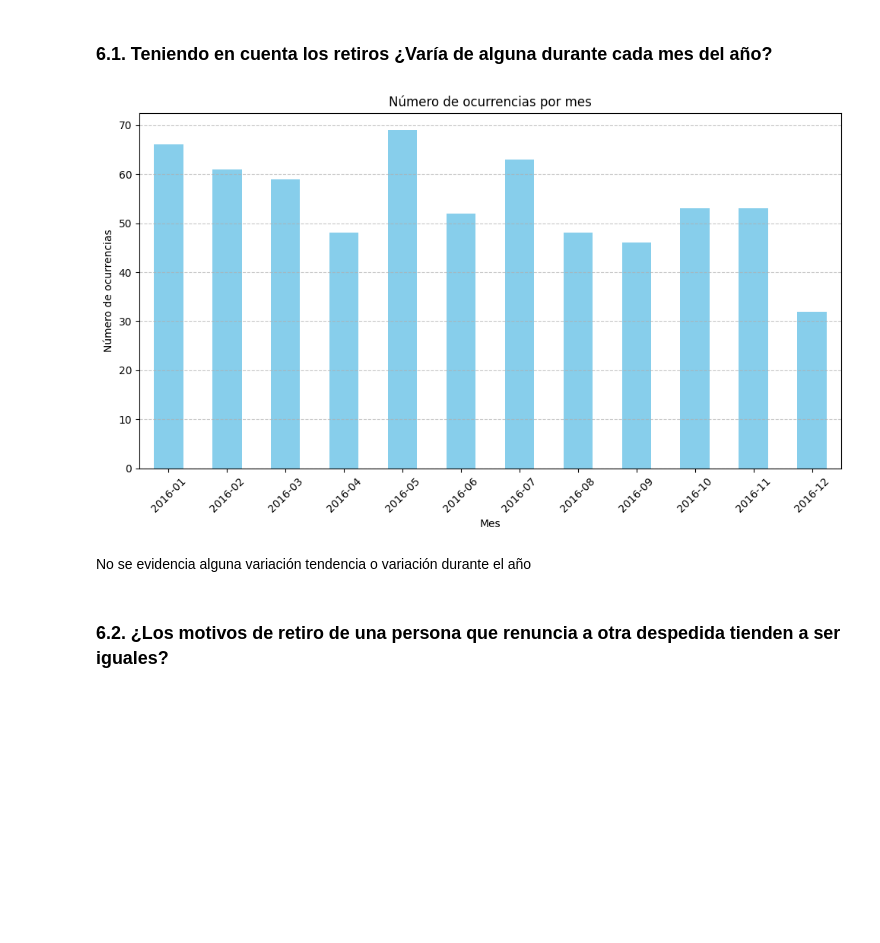
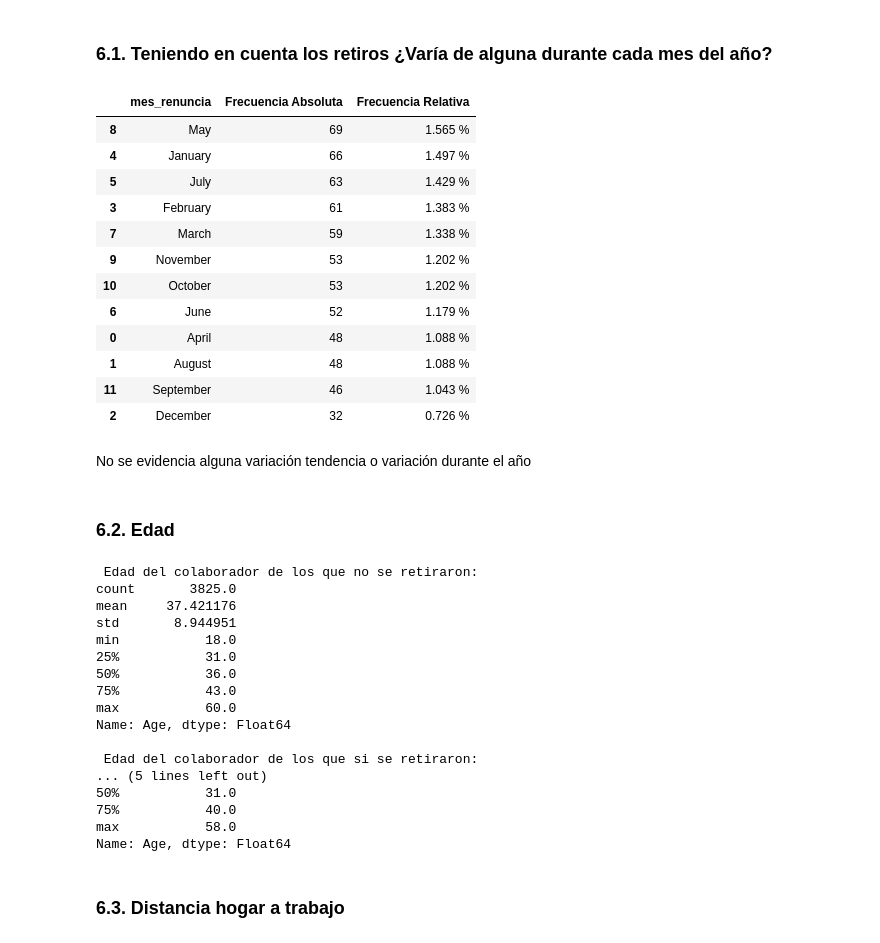
Before and after one commit to AlexanderBedoyaC/prediccion_abandono_empleo, a Jupyter notebook: c. Análisis Exploratorio.ipynb, the cells around one changed output. Drawn from its saved outputs; the diff is of its cells as text; code cells hidden in the pictures; blank space fills up the shorter version.

```diff
--- a/c. Análisis Exploratorio.ipynb
+++ b/c. Análisis Exploratorio.ipynb
@@ -229,21 +229,48 @@ Las variables de rendimiento, que son las que se esperaría que pudiesen explica
 # 6. Análisis de variables numéricas
 # %% [markdown]
 ### 6.1. Teniendo en cuenta los retiros ¿Varía de alguna durante cada mes del año?
-# %%
-data['retirementDate'] = pd.to_datetime(data['retirementDate'])  #convertir formato fehca
-datos_agrupados =data.groupby(data['retirementDate'].dt.to_period('M')).size() #tomarlo por mes
-plt.figure(figsize=(10, 6))
-datos_agrupados.plot(kind='bar', color='skyblue')
-plt.title('Número de ocurrencias por mes')
-plt.xlabel('Mes')
-plt.ylabel('Número de ocurrencias')
-plt.xticks(rotation=45)
-plt.grid(axis='y', linestyle='--', alpha=0.7)
-plt.tight_layout()
-plt.show()
-# %% [output]
-[figure, removed]
+# %%
+data['retirementDate'] = pd.to_datetime(data['retirementDate'])
+data['mes_renuncia']=data['retirementDate'].dt.strftime('%B')
+# %%
+funciones.univariado_barras(data, 'mes_renuncia')
+# %% [output]
+|  | mes_renuncia | Frecuencia Absoluta | Frecuencia Relativa |
+| 8 | May | 69 | 1.565 % |
+| 4 | January | 66 | 1.497 % |
+| 5 | July | 63 | 1.429 % |
+| 3 | February | 61 | 1.383 % |
+| 7 | March | 59 | 1.338 % |
+| 9 | November | 53 | 1.202 % |
+| 10 | October | 53 | 1.202 % |
+| 6 | June | 52 | 1.179 % |
+| 0 | April | 48 | 1.088 % |
+| 1 | August | 48 | 1.088 % |
+| 11 | September | 46 | 1.043 % |
+| 2 | December | 32 | 0.726 % |
 # %% [markdown]
 No se evidencia alguna variación tendencia o variación durante el año
-# %% [markdown]
-### 6.2. ¿Los motivos de retiro de una persona que renuncia a otra despedida tienden a ser iguales?
+# %% [markdown]
+### 6.2. Edad
+# %%
+funciones.bivariado_num(data,['Attrition', 'Age'])
+# %% [output]
+ Edad del colaborador de los que no se retiraron:
+count       3825.0
+mean     37.421176
+std       8.944951
+min           18.0
+25%           31.0
+50%           36.0
+75%           43.0
+max           60.0
+Name: Age, dtype: Float64
+
+ Edad del colaborador de los que si se retiraron:
+... (5 lines left out)
+50%           31.0
+75%           40.0
+max           58.0
+Name: Age, dtype: Float64
+# %% [markdown]
+### 6.3. Distancia hogar a trabajo
```
Also changed, not shown: parts of 18 cells of this notebook, 1 other file.
